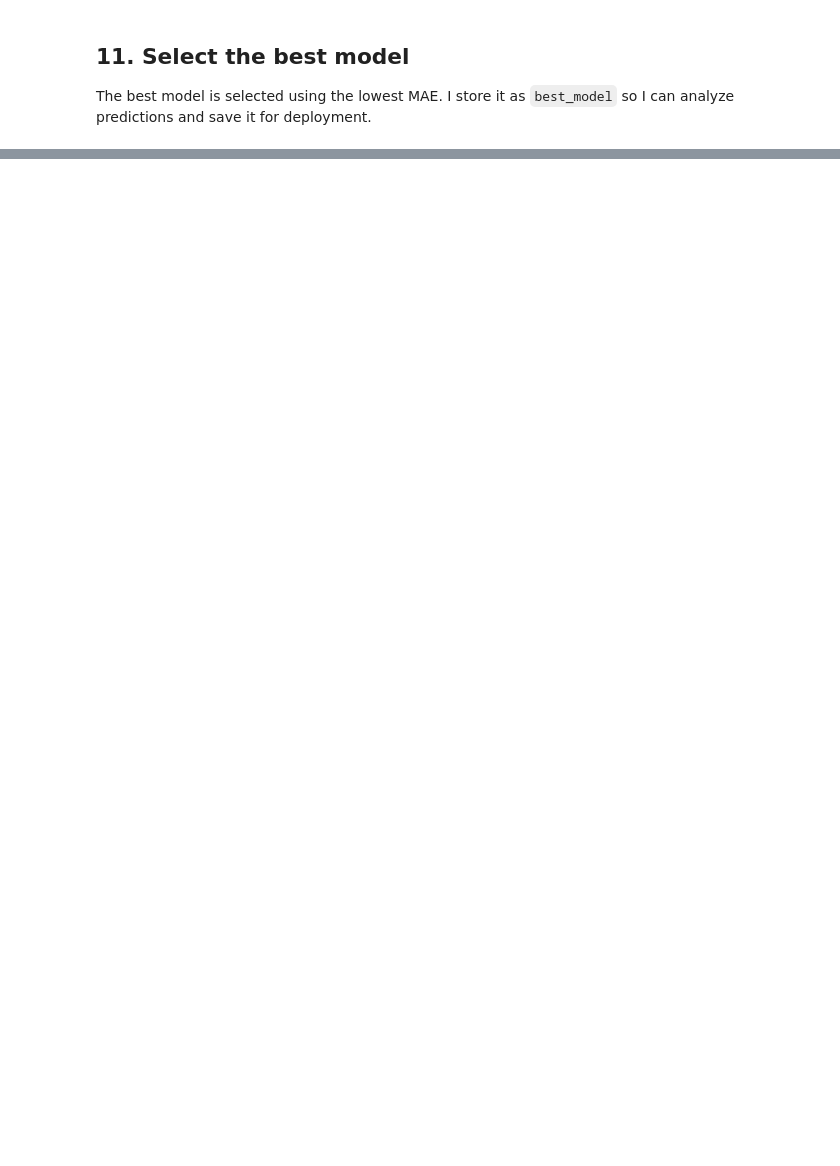
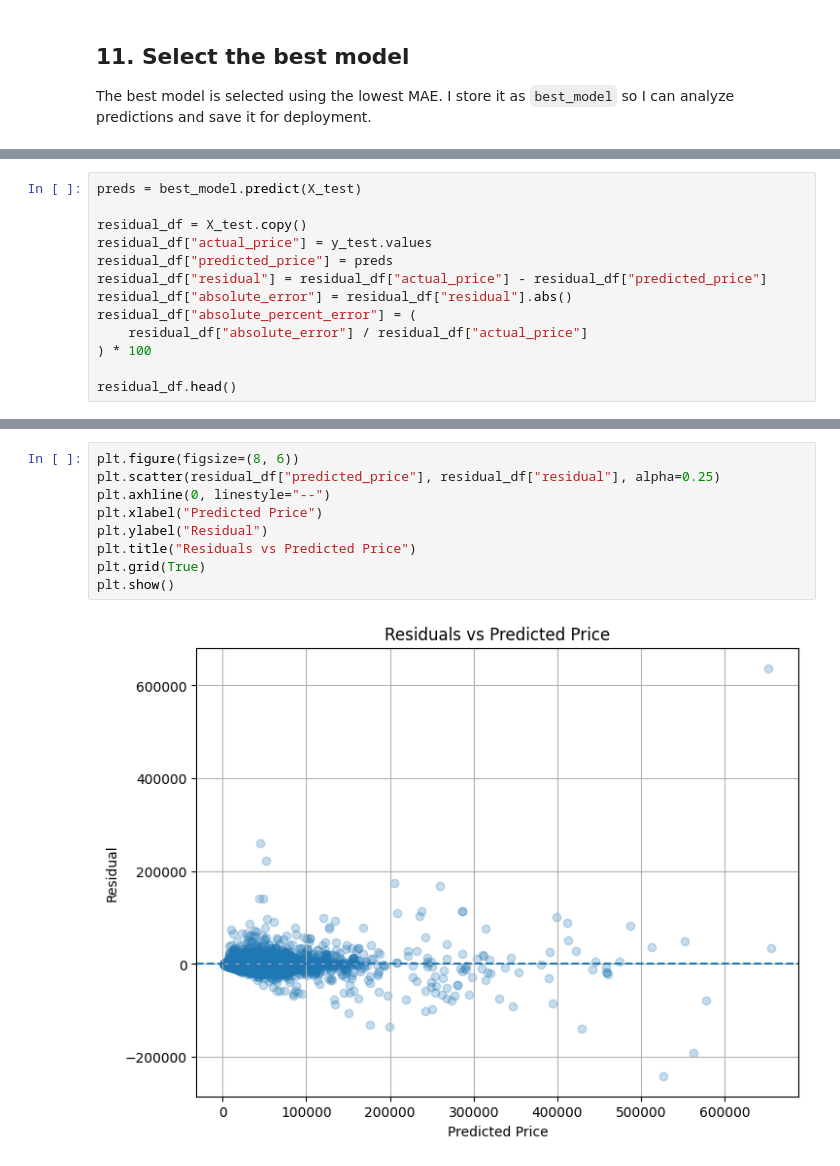
Before and after one commit to lecfranzff/used_car_app, a Jupyter notebook: notebooks/02_model_training_evaluation.ipynb, the cells around one changed output, grey strips where cells are left out. Drawn from its saved outputs; the diff is of its cells as text; blank space fills up the shorter version.

```diff
--- a/notebooks/02_model_training_evaluation.ipynb
+++ b/notebooks/02_model_training_evaluation.ipynb
@@ -400,0 +694,13 @@ NameError: name 'results_df_sorted' is not defined
+# %%
+preds = best_model.predict(X_test)
+
+residual_df = X_test.copy()
+residual_df["actual_price"] = y_test.values
+residual_df["predicted_price"] = preds
+residual_df["residual"] = residual_df["actual_price"] - residual_df["predicted_price"]
+residual_df["absolute_error"] = residual_df["residual"].abs()
+residual_df["absolute_percent_error"] = (
+    residual_df["absolute_error"] / residual_df["actual_price"]
+) * 100
+
+residual_df.head()
@@ -400,0 +719,11 @@ NameError: name 'results_df_sorted' is not defined
+# %%
+plt.figure(figsize=(8, 6))
+plt.scatter(residual_df["predicted_price"], residual_df["residual"], alpha=0.25)
+plt.axhline(0, linestyle="--")
+plt.xlabel("Predicted Price")
+plt.ylabel("Residual")
+plt.title("Residuals vs Predicted Price")
+plt.grid(True)
+plt.show()
+# %% [output]
+[figure, added]
```
Also changed, not shown: parts of 33 cells of this notebook.
